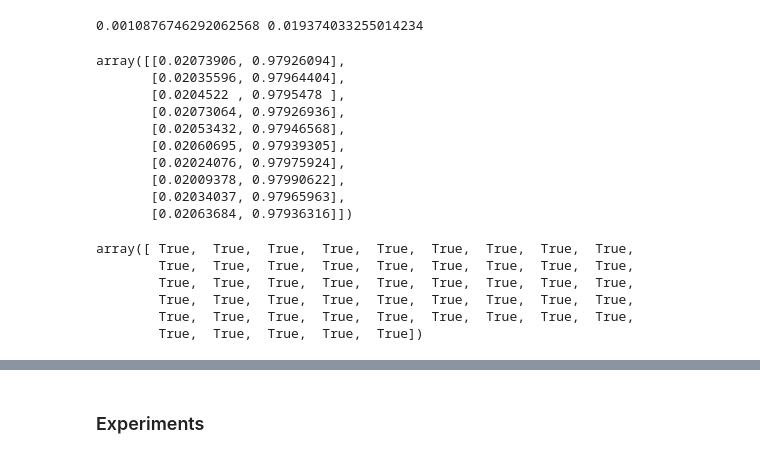
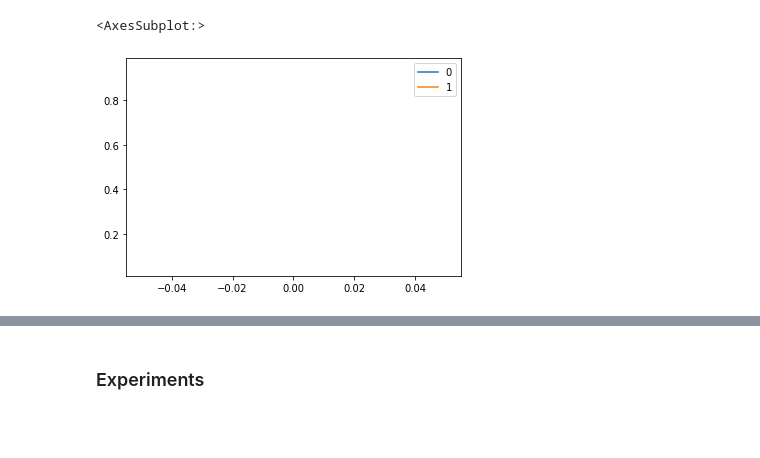
Before and after one commit to rgrenz/rdflime-util, a Jupyter notebook: notebooks/3_limetest.ipynb, the cells around one changed output, grey strips where cells are left out. Drawn from its saved outputs; the diff is of its cells as text; code cells hidden in the pictures; blank space fills up the shorter version.

```diff
--- a/notebooks/3_limetest.ipynb
+++ b/notebooks/3_limetest.ipynb
@@ -96,18 +69,8 @@ explanation.as_list()
-# %%
-print(min(labels[:, 1]), max(labels[:, 1]))
-# %% [output]
-0.0010876746292062568 0.019374033255014234
-# %%
-labels
-# %% [output]
-array([[0.02073906, 0.97926094],
-       [0.02035596, 0.97964404],
-       [0.0204522 , 0.9795478 ],
-       [0.02073064, 0.97926936],
-       [0.02053432, 0.97946568],
-       [0.02060695, 0.97939305],
-       [0.02024076, 0.97975924],
-       [0.02009378, 0.97990622],
-       [0.02034037, 0.97965963],
-       [0.02063684, 0.97936316]])
+# %%
+pd.DataFrame(labels).plot()
+
+# thesis: show plot with/without single_run
+# %% [output]
+<AxesSubplot:>
+[figure, added]
 # %%
@@ -116,14 +79,3 @@ wv_new = explainer.transformer.embedder._model.wv
 def embedding(URI, new):
     wv = wv_new if new else wv_old
     return wv.get_vector(URI)
-# %%
-cinderella_man = "http://dbpedia.org/resource/Cinderella_Man"
-
-embedding(cinderella_man, new=True) == embedding(cinderella_man, new=False)
-# %% [output]
-array([ True,  True,  True,  True,  True,  True,  True,  True,  True,
-        True,  True,  True,  True,  True,  True,  True,  True,  True,
-        True,  True,  True,  True,  True,  True,  True,  True,  True,
-        True,  True,  True,  True,  True,  True,  True,  True,  True,
-        True,  True,  True,  True,  True,  True,  True,  True,  True,
-        True,  True,  True,  True,  True])
```
Also changed, not shown: parts of 25 cells of this notebook, 2 other files.
